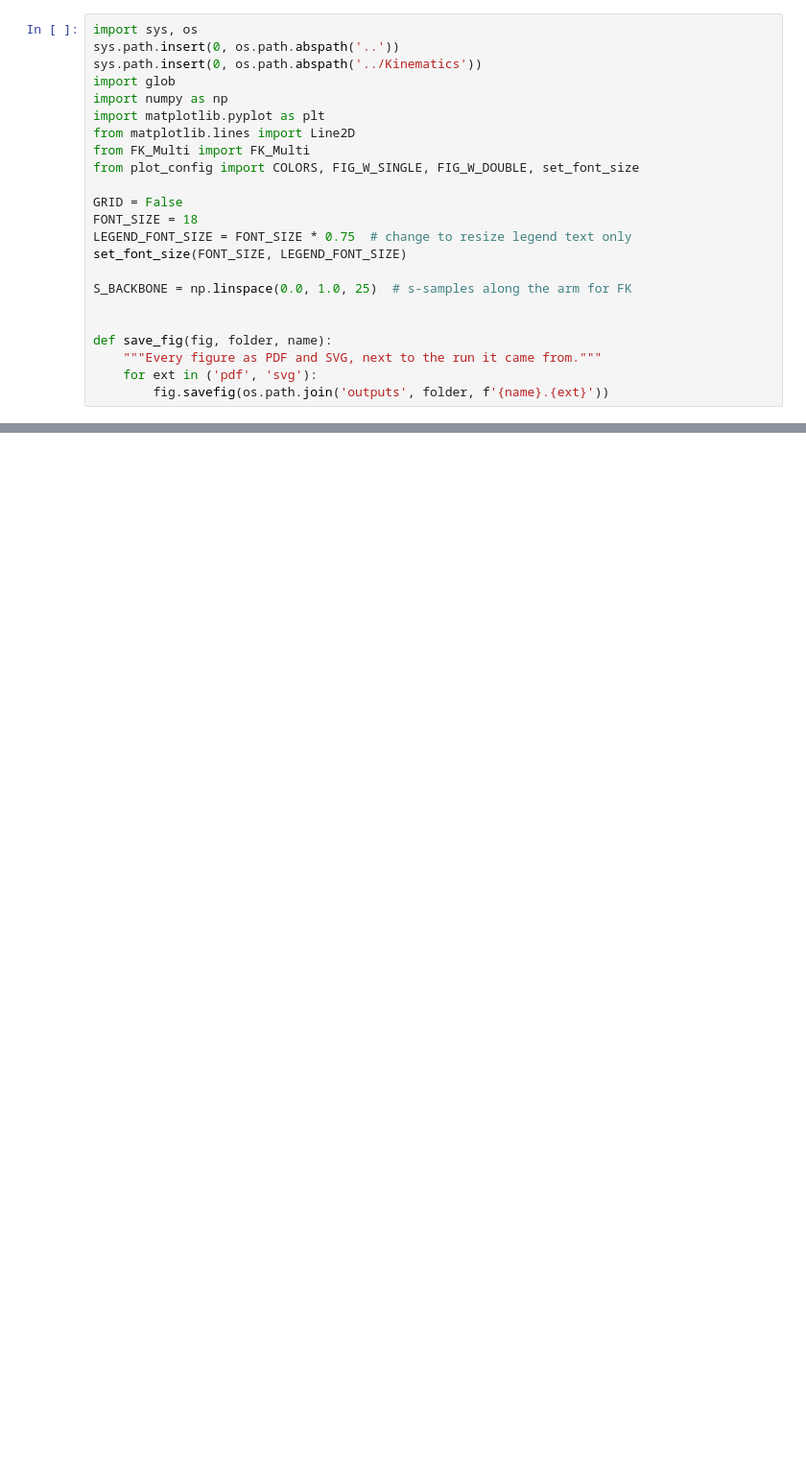
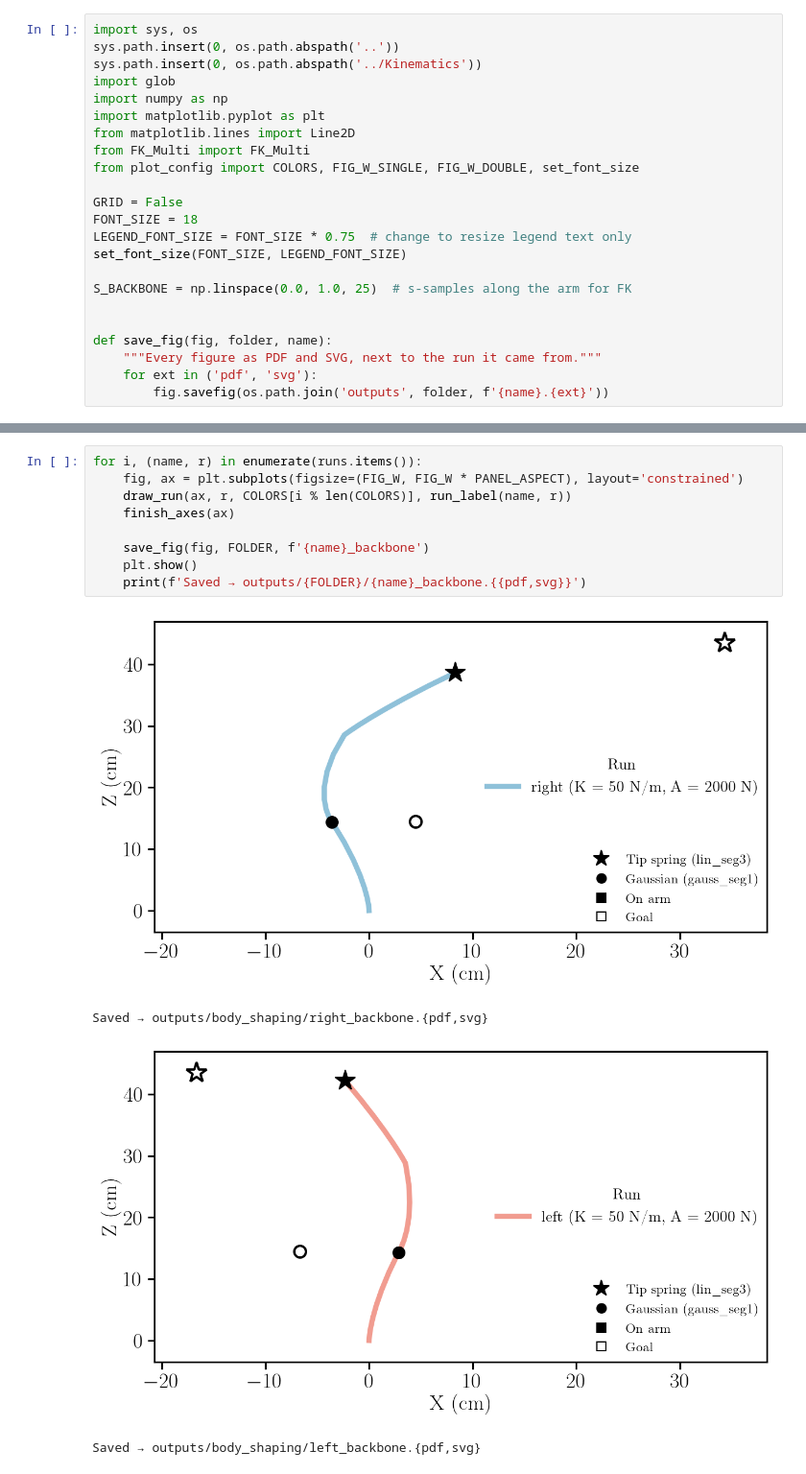
Before and after one commit to CREATE-Lab-EPFL/SoftVMC, a Jupyter notebook: ContactAndShaping/plot_full_body_shaping.ipynb, the cells around one changed output, grey strips where cells are left out. Shown at 96% size. Saved outputs shown, nothing was run; the diff lists cells and outputs as text; blank space fills up the shorter version.

```diff
--- a/ContactAndShaping/plot_full_body_shaping.ipynb
+++ b/ContactAndShaping/plot_full_body_shaping.ipynb
@@ -168,0 +206,14 @@ Saved → outputs/body_shaping/right_left_backbone.{pdf,svg}
+# %%
+for i, (name, r) in enumerate(runs.items()):
+    fig, ax = plt.subplots(figsize=(FIG_W, FIG_W * PANEL_ASPECT), layout='constrained')
+    draw_run(ax, r, COLORS[i % len(COLORS)], run_label(name, r))
+    finish_axes(ax)
+
+    save_fig(fig, FOLDER, f'{name}_backbone')
+    plt.show()
+    print(f'Saved → outputs/{FOLDER}/{name}_backbone.{{pdf,svg}}')
+# %% [output]
+[figure, added]
+Saved → outputs/body_shaping/right_backbone.{pdf,svg}
+[figure, added]
+Saved → outputs/body_shaping/left_backbone.{pdf,svg}
```
Also changed, not shown: parts of 6 cells of this notebook, 9 other files.
